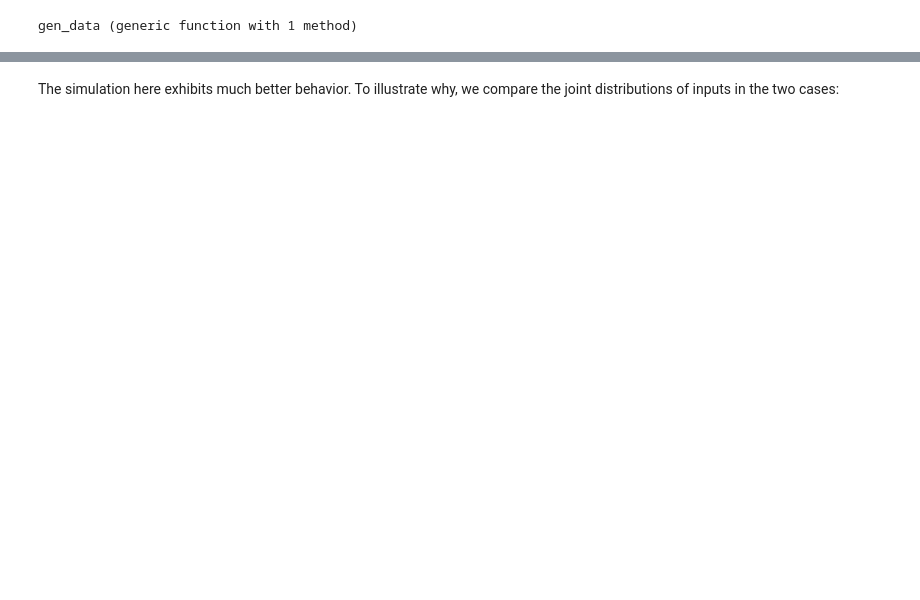
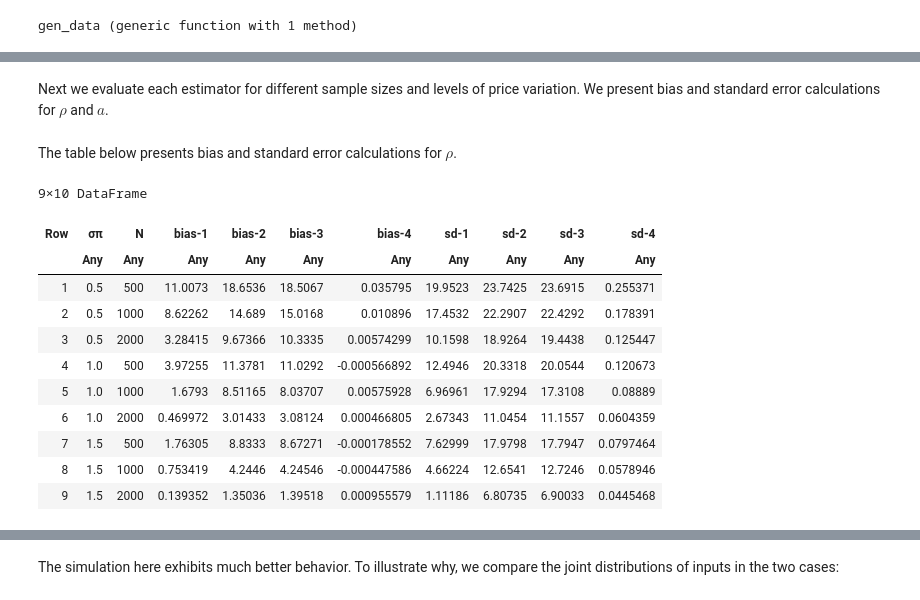
Before and after one commit to josephmullins/ChildSkillProduction, a Jupyter notebook: notes/direct_estimation_mc.ipynb, the cells around one changed output, grey strips where cells are left out. Cells and saved outputs as stored; diff of their text form; code cells hidden in the pictures; blank space fills up the shorter version.

```diff
--- a/notes/direct_estimation_mc.ipynb
+++ b/notes/direct_estimation_mc.ipynb
@@ -123,0 +133,41 @@ plot(H...)
+# %% [markdown]
+Next we evaluate each estimator for different sample sizes and levels of price variation. We present bias and standard error calculations for $\rho$ and $a$.
+# %%
+using DataFrames
+σπ_vec = [0.5,1.,1.5]
+N_vec = [500,1_000,2_000]
+
+da = DataFrame(σπ = [], N = [], estimator = [], bias = [], sd = [])
+dρ = DataFrame(σπ = [], N = [], estimator = [], bias = [], sd = [])
+
+for i in 1:3
+    for j in 1:3
+       p = (;p...,σπ = σπ_vec[i])
+       ρb,ab = monte_carlo(N_vec[j],500,p)
+       da = [da; DataFrame(σπ = σπ_vec[i], N = N_vec[j], estimator = 2:4, bias = p.a .- mean(ab,dims=2)[:], sd = std(ab,dims=2)[:])]
+       dρ = [dρ; DataFrame(σπ = σπ_vec[i], N = N_vec[j], estimator = 1:4, bias = p.ρ .- mean(ρb,dims=2)[:], sd = std(ρb,dims=2)[:])]
+    end
+end
+# %% [markdown]
+The table below presents bias and standard error calculations for $\rho$.
+# %%
+using DataFramesMeta
+
+@chain stack(dρ,[:bias,:sd]) begin
+    @transform :variable = string.(:variable,"-",:estimator)
+    @select :σπ :N :variable :value
+    unstack()
+end
+# %% [output]
+9×10 DataFrame
+| Row | σπ | N | bias-1 | bias-2 | bias-3 | bias-4 | sd-1 | sd-2 | sd-3 | sd-4 |
+|  | Any | Any | Any | Any | Any | Any | Any | Any | Any | Any |
+| 1 | 0.5 | 500 | 11.0073 | 18.6536 | 18.5067 | 0.035795 | 19.9523 | 23.7425 | 23.6915 | 0.255371 |
+| 2 | 0.5 | 1000 | 8.62262 | 14.689 | 15.0168 | 0.010896 | 17.4532 | 22.2907 | 22.4292 | 0.178391 |
+| 3 | 0.5 | 2000 | 3.28415 | 9.67366 | 10.3335 | 0.00574299 | 10.1598 | 18.9264 | 19.4438 | 0.125447 |
+| 4 | 1.0 | 500 | 3.97255 | 11.3781 | 11.0292 | -0.000566892 | 12.4946 | 20.3318 | 20.0544 | 0.120673 |
+| 5 | 1.0 | 1000 | 1.6793 | 8.51165 | 8.03707 | 0.00575928 | 6.96961 | 17.9294 | 17.3108 | 0.08889 |
+| 6 | 1.0 | 2000 | 0.469972 | 3.01433 | 3.08124 | 0.000466805 | 2.67343 | 11.0454 | 11.1557 | 0.0604359 |
+| 7 | 1.5 | 500 | 1.76305 | 8.8333 | 8.67271 | -0.000178552 | 7.62999 | 17.9798 | 17.7947 | 0.0797464 |
+| 8 | 1.5 | 1000 | 0.753419 | 4.2446 | 4.24546 | -0.000447586 | 4.66224 | 12.6541 | 12.7246 | 0.0578946 |
+| 9 | 1.5 | 2000 | 0.139352 | 1.35036 | 1.39518 | 0.000955579 | 1.11186 | 6.80735 | 6.90033 | 0.0445468 |
```
Also changed, not shown: parts of 30 cells of this notebook.
